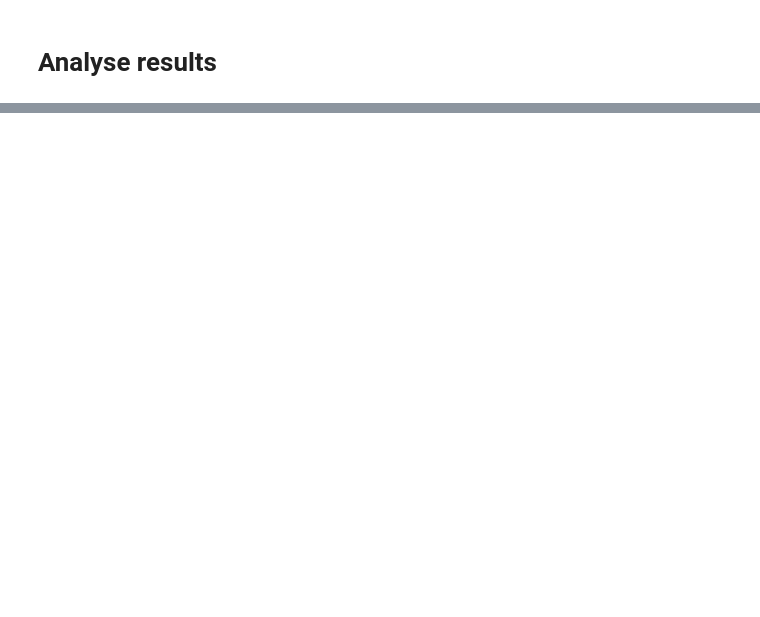
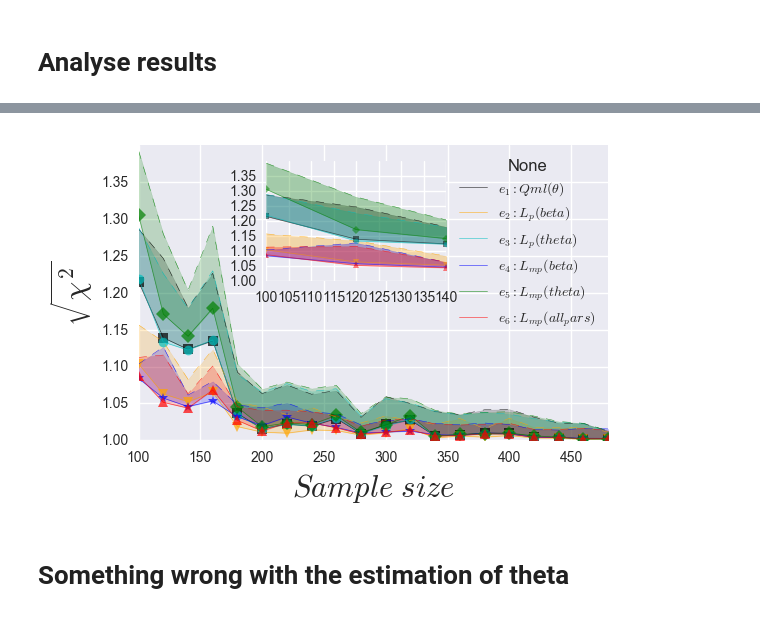
Before and after one commit to demosgill/hierarchyfitting, a Jupyter notebook: V1 - MPL applied to ARMA.ipynb, the cells around one changed output, grey strips where cells are left out. Cells and saved outputs as stored; diff of their text form; code cells hidden in the pictures; blank space fills up the shorter version.

```diff
--- a/V1 - MPL applied to ARMA.ipynb
+++ b/V1 - MPL applied to ARMA.ipynb
@@ -211,0 +244,27 @@ armf.plot_McResults(np.sqrt(meanResFull3), np.sqrt(stdResFull3))
+# %%
+path = 'resARMA_smallSampleMC/'
+
+mr1 = pd.read_hdf(path+'M1_allest_MC10_100_2_500_w20points.h5','res')
+mr2 = pd.read_hdf(path+'M2_allest_MC10_100_2_500_w20points.h5','res')
+mr3 = pd.read_hdf(path+'M3_allest_MC10_100_2_500_w20points.h5','res')
+mr4 = pd.read_hdf(path+'M4_allest_MC10_100_2_500_w20points.h5','res')
+mr5 = pd.read_hdf(path+'M5_allest_MC10_100_2_500_w20points.h5','res')
+mr6 = pd.read_hdf(path+'M6_allest_MC10_100_2_500_w20points.h5','res')
+mr7 = pd.read_hdf(path+'M7_allest_MC10_100_2_500_w20points.h5','res')
+
+sr1 = pd.read_hdf(path+'S1_allest_MC10_100_2_500_w20points.h5','res')
+sr2 = pd.read_hdf(path+'S2_allest_MC10_100_2_500_w20points.h5','res')
+sr3 = pd.read_hdf(path+'S3_allest_MC10_100_2_500_w20points.h5','res')
+sr4 = pd.read_hdf(path+'S4_allest_MC10_100_2_500_w20points.h5','res')
+sr5 = pd.read_hdf(path+'S5_allest_MC10_100_2_500_w20points.h5','res')
+sr6 = pd.read_hdf(path+'S6_allest_MC10_100_2_500_w20points.h5','res')
+sr7 = pd.read_hdf(path+'S7_allest_MC10_100_2_500_w20points.h5','res')
+# %%
+df = pd.concat((mr1, mr2, mr3, mr4, mr5, mr6, mr7))
+df = df.groupby(df.index).mean()
+
+dfS = pd.concat((sr1, sr2, sr3, sr4, sr5, sr6, sr7))
+dfS = dfS.groupby(dfS.index).mean()
+# %%
+df = df.drop('aggPl', axis=1)
+dfS = dfS.drop('aggPl', axis=1)
@@ -211,0 +289,15 @@ armf.plot_McResults(np.sqrt(meanResFull3), np.sqrt(stdResFull3))
+# %%
+## ADJUST FOR OUTLIERS impact
+df['LmBetaBias'].values[1] = 0.620790
+df['aggMl'].values[1] = 0.610020
+
+dfS['LmBetaBias'].values[1] = 0.410790
+dfS['aggMl'].values[1] = 0.400020
+# %%
+armf = reload(armf)
+armf.plot_McResults((np.abs(df)**6.)+1, (dfS**3.))
+#plt.savefig('/Users/demos/Desktop/arma.pdf')
+# %% [output]
+[figure, added]
+# %% [markdown]
+# Something wrong with the estimation of theta
```
Also changed, not shown: parts of 60 cells of this notebook, 2 other files.
